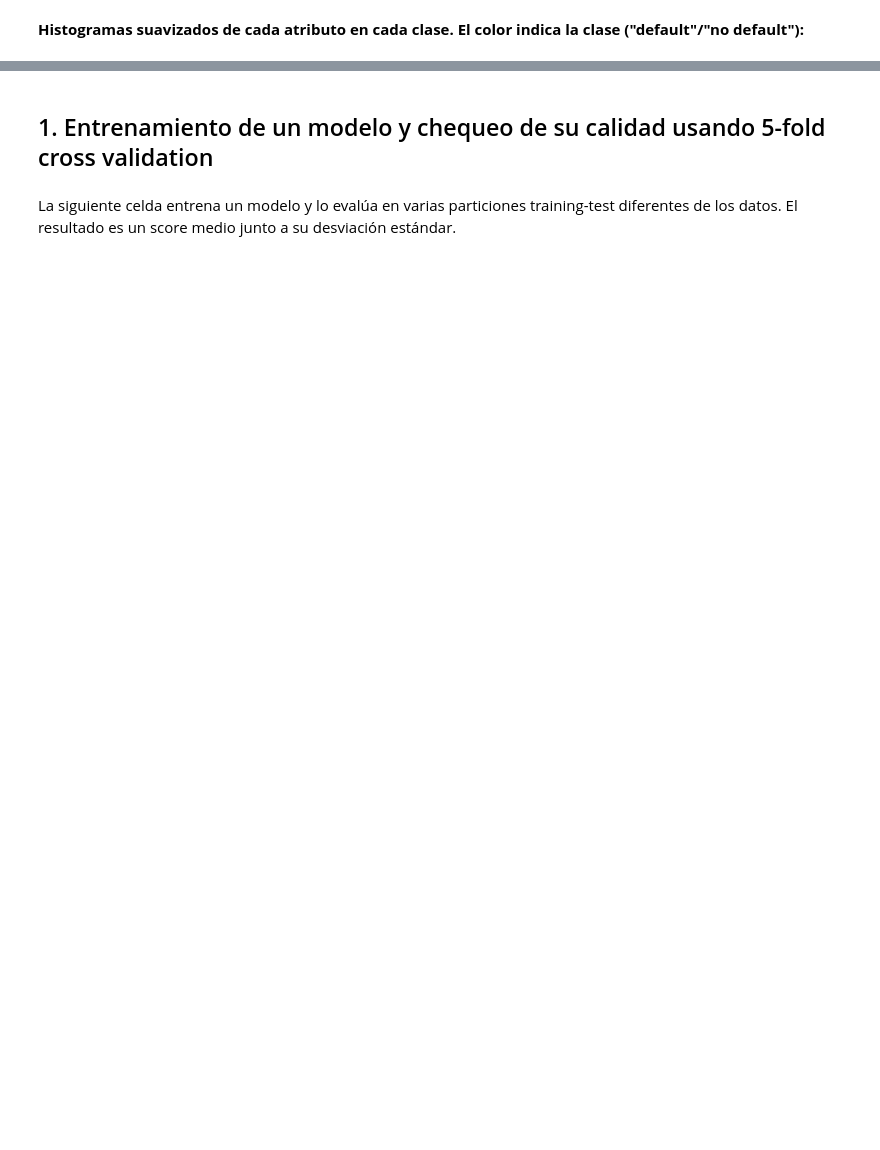
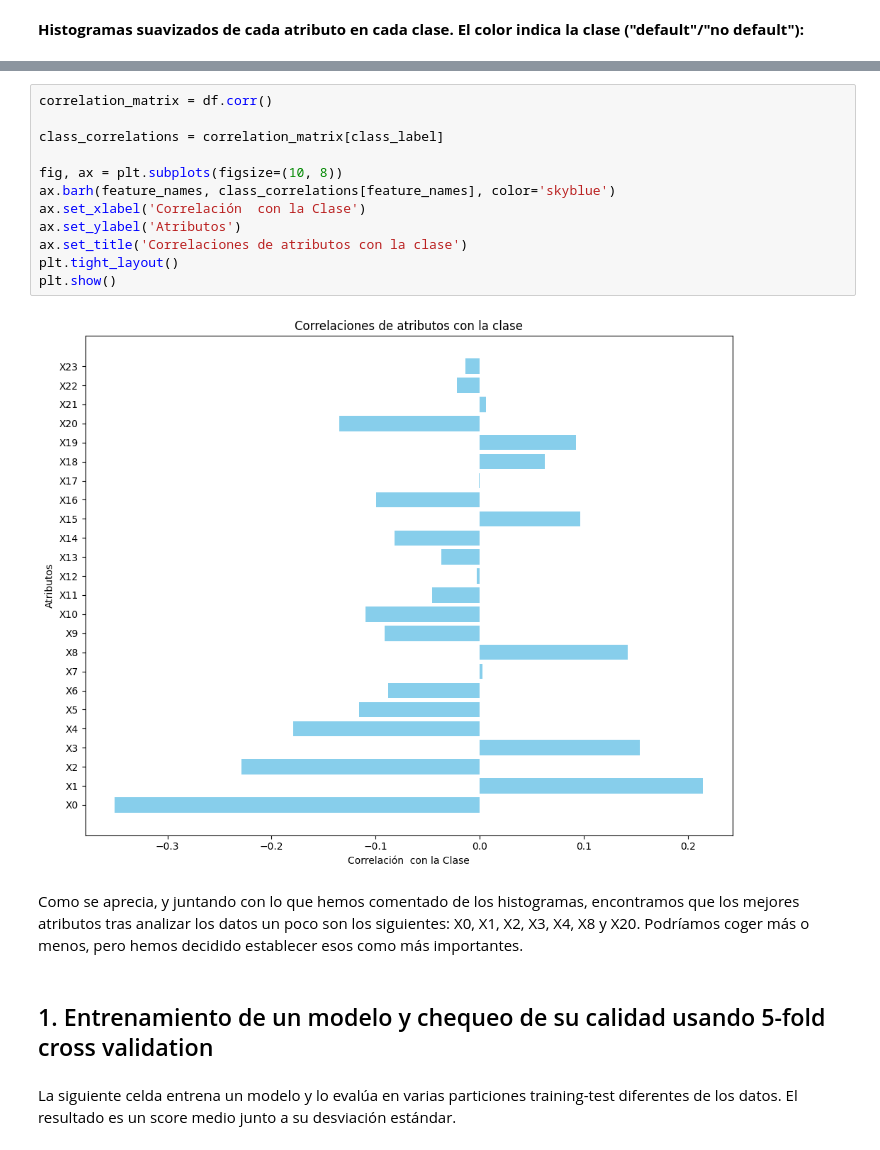
Before and after one commit to Cocolocoloco777/IA, a Jupyter notebook: Práctica 3/p3_03.ipynb, the cells around one changed output, grey strips where cells are left out. Drawn from its saved outputs; the diff is of its cells as text; blank space fills up the shorter version.

```diff
--- a/Práctica 3/p3_03.ipynb
+++ b/Práctica 3/p3_03.ipynb
@@ -61,3 +128,19 @@ for i,n in enumerate(feature_names):
+# %%
+correlation_matrix = df.corr()
+
+class_correlations = correlation_matrix[class_label]
+
+fig, ax = plt.subplots(figsize=(10, 8))
+ax.barh(feature_names, class_correlations[feature_names], color='skyblue')
+ax.set_xlabel('Correlación  con la Clase')
+ax.set_ylabel('Atributos')
+ax.set_title('Correlaciones de atributos con la clase')
+plt.tight_layout()
+plt.show()
+# %% [output]
+[figure, added]
+# %% [markdown]
+Como se aprecia, y juntando con lo que hemos comentado de los histogramas, encontramos que los mejores atributos tras analizar los datos un poco son los siguientes: X0, X1, X2, X3, X4, X8 y X20. Podríamos coger más o menos, pero hemos decidido establecer esos como más importantes.
 # %% [markdown]
 ## 1. Entrenamiento de un modelo y chequeo de su calidad usando 5-fold cross validation
 # %% [markdown]
```
Also changed, not shown: parts of 53 cells of this notebook, 1 other file.
